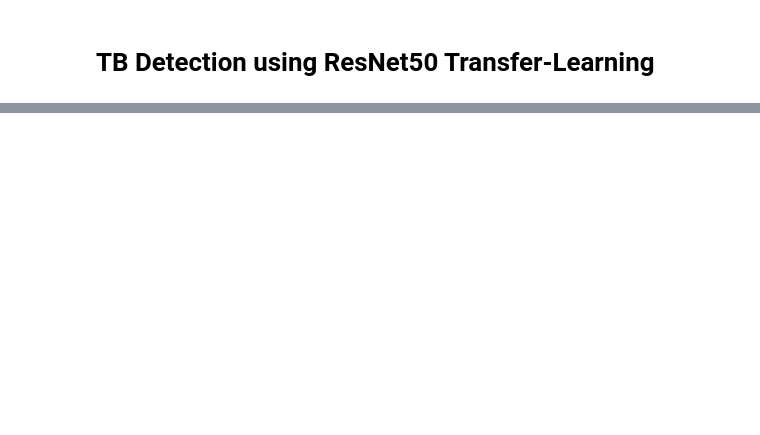
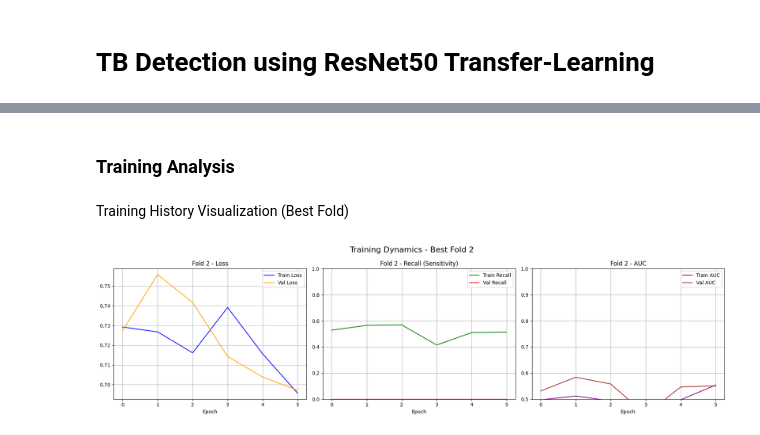
Before and after one commit to i-anshumanbaghmare/TB-Detection_ResNet50_Transfer-Learning, a Jupyter notebook: model.ipynb, the cells around one changed output, grey strips where cells are left out. Saved outputs shown, nothing was run; the diff lists cells and outputs as text; code cells hidden in the pictures; blank space fills up the shorter version.

```diff
--- a/model.ipynb
+++ b/model.ipynb
@@ -391,0 +331,14 @@ print("Data Augmentation Block with CLAHE defined successfully.")
+# %%
+# 2 IMAGENET NORMALIZATION
+# =========================
+
+class ImageNetNormalization(keras_layers.Layer):
+    def __init__(self, **kwargs):
+        super().__init__(**kwargs)
+        self.mean = tf.constant([0.485, 0.456, 0.406], dtype=tf.float32)
+        self.std = tf.constant([0.229, 0.224, 0.225], dtype=tf.float32)
+
+    def call(self, inputs):
+        mean = tf.reshape(self.mean, [1, 1, 1, 3])
+        std = tf.reshape(self.std, [1, 1, 1, 3])
+        return (inputs - mean) / std
@@ -391,0 +705,44 @@ print("Data Augmentation Block with CLAHE defined successfully.")
+# %% [markdown]
+### Training Analysis
+# %% [markdown]
+Training History Visualization (Best Fold)
+# %%
+import matplotlib.pyplot as plt
+
+def plot_fold_histories(histories, fold_num):
+    fig, (ax1, ax2, ax3) = plt.subplots(1, 3, figsize=(18, 5))
+
+    # Loss
+    ax1.plot(histories['loss'], label='Train Loss', color='blue')
+    ax1.plot(histories['val_loss'], label='Val Loss', color='orange')
+    ax1.set_title(f'Fold {fold_num} - Loss')
+    ax1.set_xlabel('Epoch')
+    ax1.legend()
+    ax1.grid(True)
+
+    # Recall (Primary Clinical Metric)
+    ax2.plot(histories['recall'], label='Train Recall', color='green')
+    ax2.plot(histories['val_recall'], label='Val Recall', color='red')
+    ax2.set_title(f'Fold {fold_num} - Recall (Sensitivity)')
+    ax2.set_xlabel('Epoch')
+    ax2.set_ylim(0, 1)
+    ax2.legend()
+    ax2.grid(True)
+
+    # AUC
+    ax3.plot(histories['auc'], label='Train AUC', color='purple')
+    ax3.plot(histories['val_auc'], label='Val AUC', color='brown')
+    ax3.set_title(f'Fold {fold_num} - AUC')
+    ax3.set_xlabel('Epoch')
+    ax3.set_ylim(0.5, 1)
+    ax3.legend()
+    ax3.grid(True)
+
+    plt.suptitle(f"Training Dynamics - Best Fold {fold_num}", fontsize=16)
+    plt.tight_layout()
+    plt.show()
+
+# Plot Stage 2 history of the best fold (most relevant for final performance)
+plot_fold_histories(history2.history, best_fold)
+# %% [output]
+[figure, added]
```
Also changed, not shown: parts of 27 cells of this notebook.
